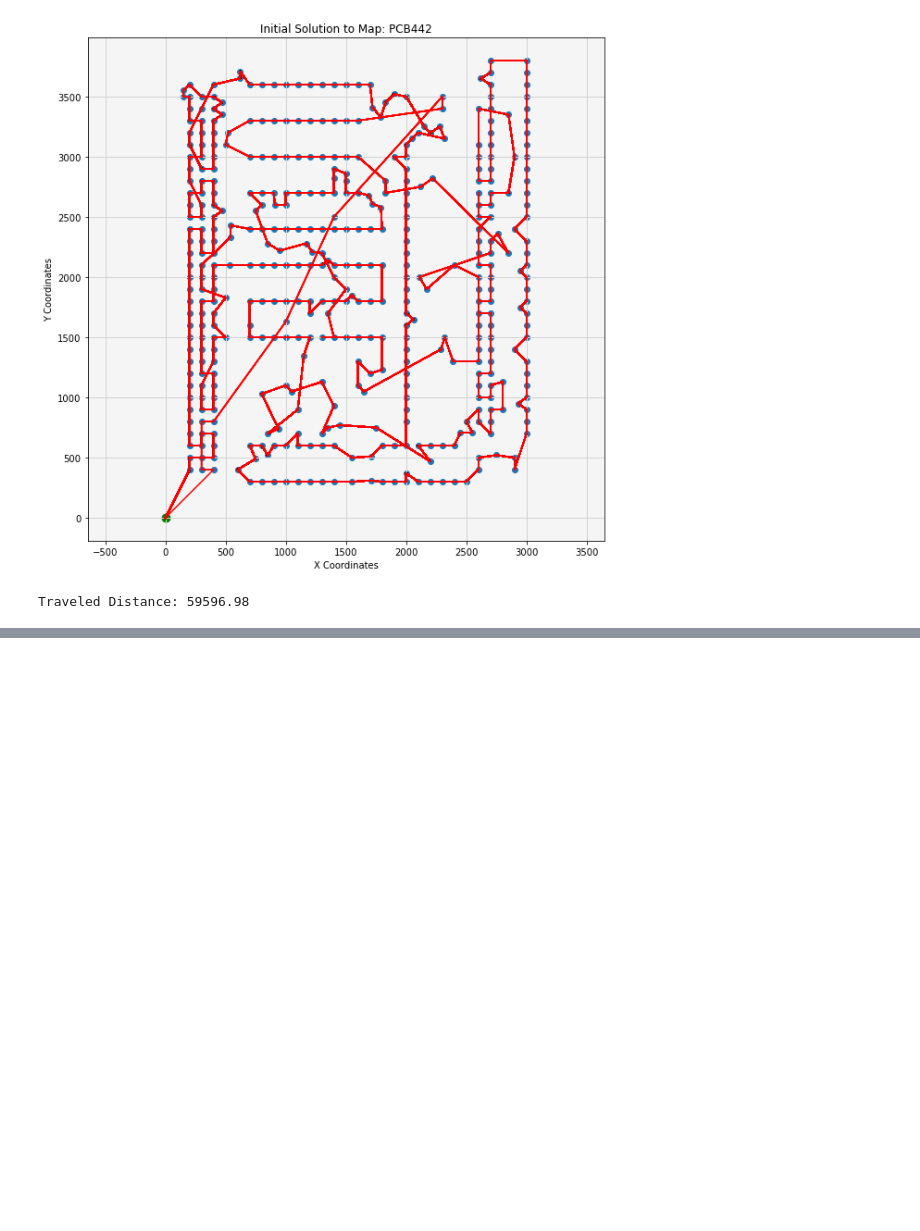
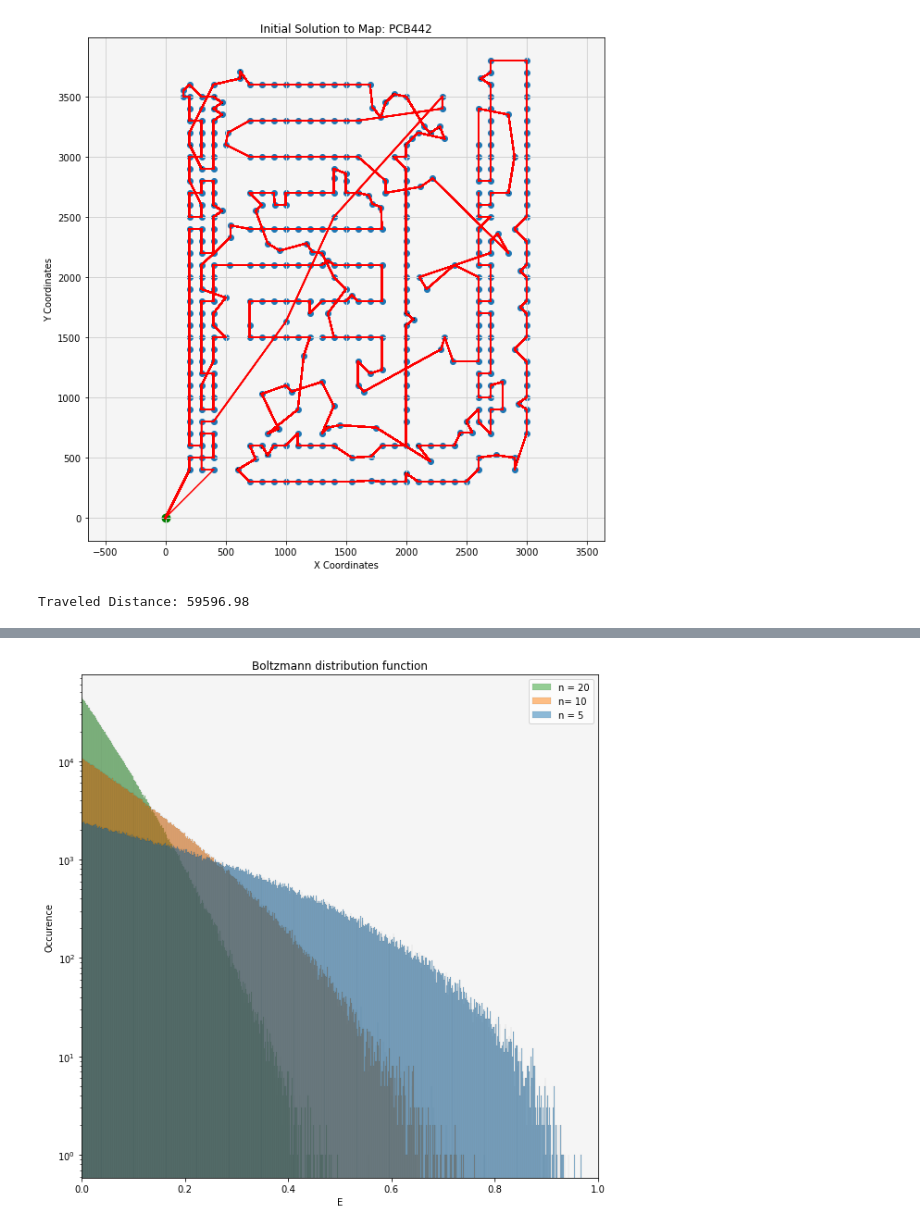
Before and after one commit to ithakis/Stochastic-Simulation-Assignment-3, a Jupyter notebook: Final.ipynb, the cells around one changed output, grey strips where cells are left out. Cells and saved outputs as stored; diff of their text form; code cells hidden in the pictures; blank space fills up the shorter version.

```diff
--- a/Final.ipynb
+++ b/Final.ipynb
@@ -449,0 +473,45 @@ Traveled Distance: 59596.98
+# %%
+N = [5,10, 20]
+iterations = 10_0000
+for n in N:
+    E_tot = np.zeros((iterations, n))
+    # print(E_tot.shape)
+    for i in range(iterations):
+
+        # 1. Store N-1 random numbers in an array   2. Append 0 and total energy    3. Sort
+        A = np.sort(np.append(np.random.rand(n-1), [0,1]))
+
+        # Compute energy of particle by substracting the consecutive values of A
+        E = np.zeros((A.shape[0]-1))
+        # print(E.shape)
+        for i2 in range(A.shape[0]-1):
+            E[i2] = A[i2+1] - A[i2]
+
+        E_tot[i, :]= E
+
+
+    if n == 5:
+        flat_E_five = [item for sublist in E_tot for item in sublist]
+    if n == 10:
+        flat_E_ten = [item for sublist in E_tot for item in sublist]
+    if n == 20:
+        flat_E_twenty = [item for sublist in E_tot for item in sublist]
+# %%
+"""Boltzmann distribution function"""
+fig = plt.figure()
+fig.set_facecolor('w')
+fig.set_size_inches(10, 10, forward=True)
+fig.tight_layout()
+ax = fig.add_subplot()
+
+ax.set_facecolor('whitesmoke')
+ax.set_title("Boltzmann distribution function")
+
+g = sns.histplot([flat_E_five, flat_E_ten,flat_E_twenty])
+g.set_yscale('log')
+g.set(xlabel = 'E', ylabel =  'Occurence')
+g.set(xlim = (0,1))
+plt.legend(labels=["n = 20", "n= 10", "n = 5"])
+plt.savefig("Boltzmann distribution function"); plt.show()
+# %% [output]
+[figure, added]
```
Also changed, not shown: parts of 4 cells of this notebook.
